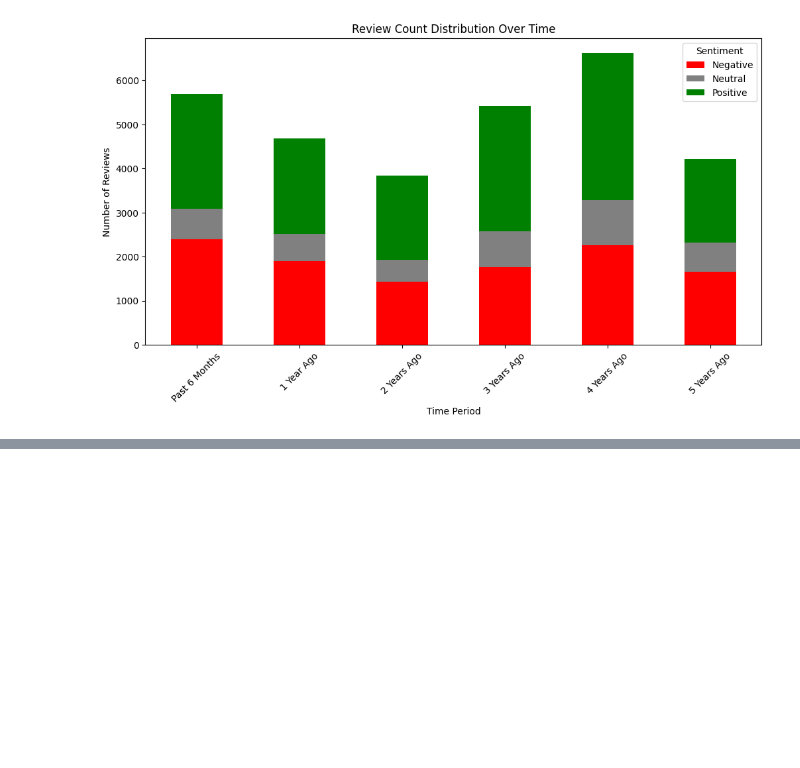
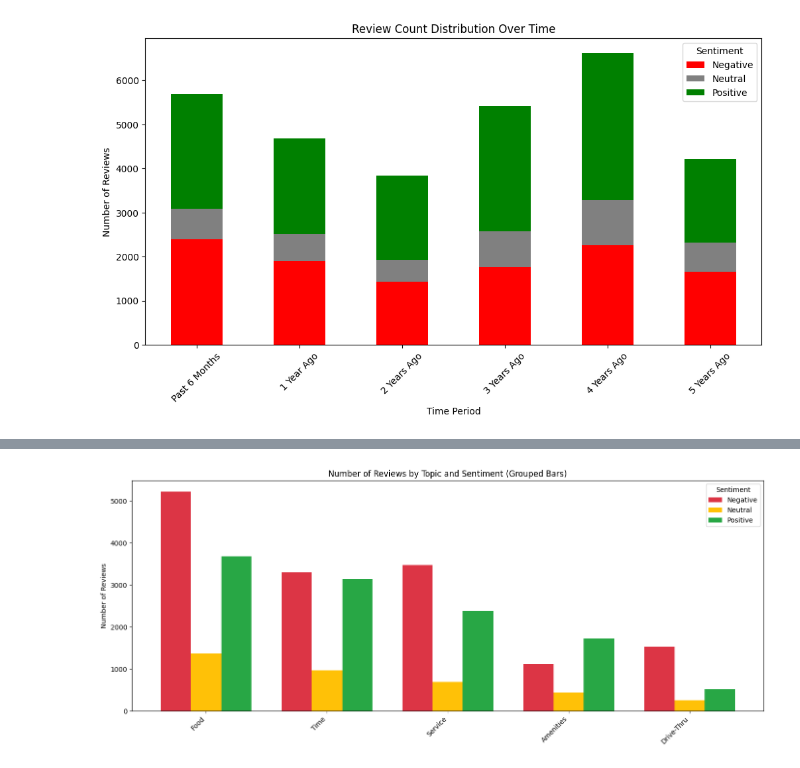
Before and after one commit to carissa406/McDonalds, a Jupyter notebook: reviews.ipynb, the cells around one changed output, grey strips where cells are left out. Drawn from its saved outputs; the diff is of its cells as text; code cells hidden in the pictures; blank space fills up the shorter version.

Commit message:
topics

```diff
--- a/reviews.ipynb
+++ b/reviews.ipynb
@@ -1360,0 +1451,2 @@ df_2.to_csv('cleaned_data.csv', index=False)
+# %%
+exploded_df = df_2.explode('manual_topics')
@@ -1360,0 +1480,3 @@ df_2.to_csv('cleaned_data.csv', index=False)
+# %%
+topic_df = exploded_df[exploded_df['manual_topics'] != 'Other']
+topic_df.head()
@@ -1360,0 +1490,3 @@ df_2.to_csv('cleaned_data.csv', index=False)
+# %%
+topic_df.drop('manual_topic', axis=1, inplace=True)
+topic_df.head()
@@ -1360,0 +1503,32 @@ df_2.to_csv('cleaned_data.csv', index=False)
+# %%
+grouped = topic_df.groupby(['manual_topics', 'manual_sentiment']).size().unstack(fill_value=0)
+grouped = grouped.loc[grouped.sum(axis=1).sort_values(ascending=False).index]
+# %%
+# Setup
+topics = grouped.index.tolist()
+sentiments = grouped.columns.tolist()
+x = np.arange(len(topics))  # X-axis positions
+bar_width = 0.25
+
+# Plot
+plt.figure(figsize=(14, 6))
+colors = {'Positive': '#28a745', 'Neutral': '#ffc107', 'Negative': '#dc3545'}
+
+for i, sentiment in enumerate(sentiments):
+    plt.bar(
+        x + i * bar_width,
+        grouped[sentiment],
+        width=bar_width,
+        label=sentiment,
+        color=colors.get(sentiment)
+    )
+
+# Axes and labels
+plt.xticks(x + bar_width, topics, rotation=45, ha='right')
+plt.ylabel("Number of Reviews")
+plt.title("Number of Reviews by Topic and Sentiment (Grouped Bars)")
+plt.legend(title="Sentiment")
+plt.tight_layout()
+plt.show()
+# %% [output]
+[figure, added]
```
Also changed, not shown: parts of 30 cells of this notebook.
